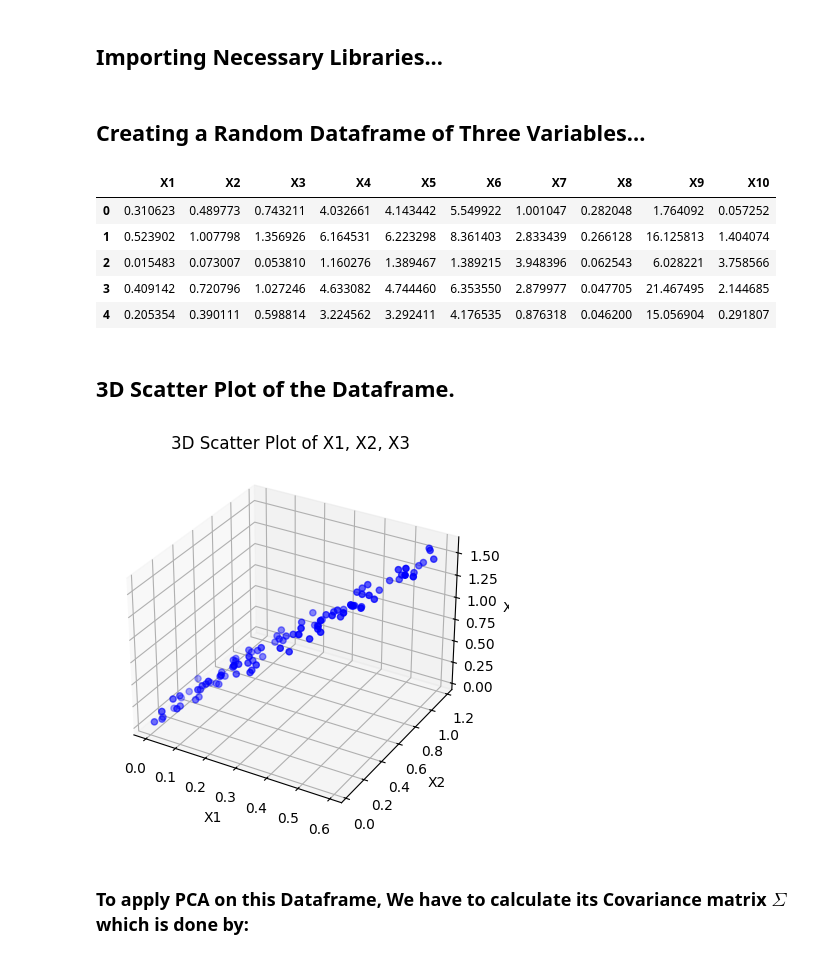
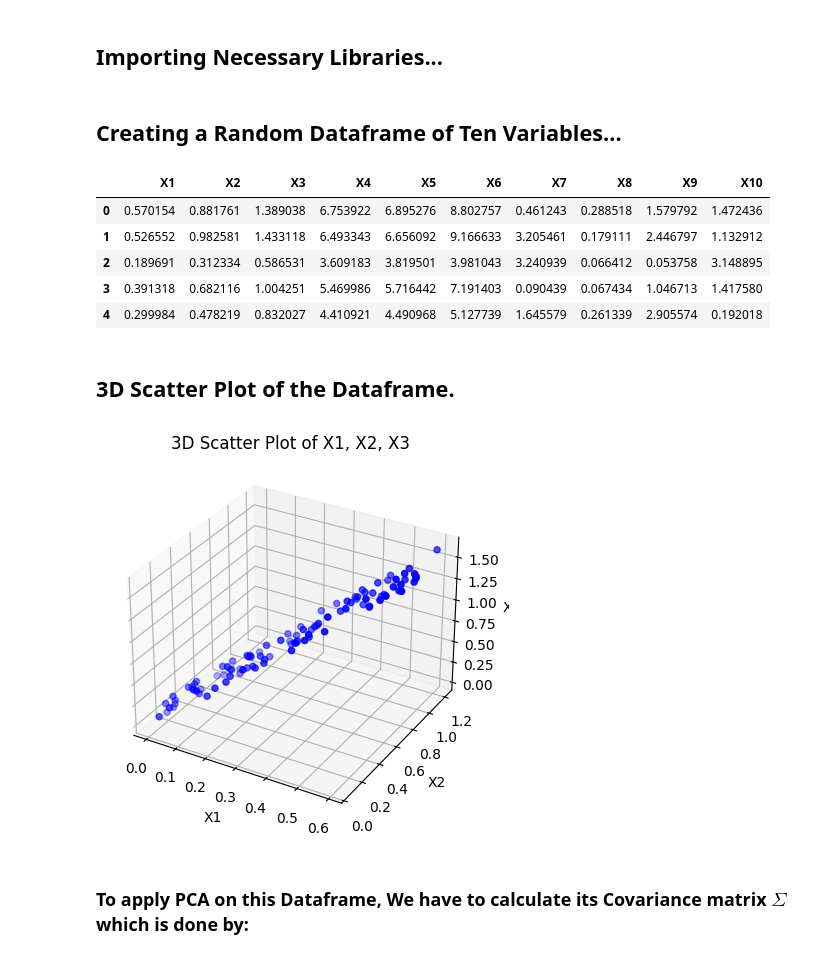
Before and after one commit to sandy949/PCA-From-Scratch, a Jupyter notebook: src.ipynb, the cells around one changed output. Cells and saved outputs as stored; diff of their text form; code cells hidden in the pictures.

```diff
--- a/src.ipynb
+++ b/src.ipynb
@@ -6,28 +6,28 @@ import pandas as pd
 import matplotlib.pyplot as plt
 import seaborn as sns
 # %% [markdown]
-## Creating a Random Dataframe of Three Variables...
+## Creating a Random Dataframe of Ten Variables...
 # %%
-x1 = 0.6 * np.random.rand(100)
+x1 = 0.7 * np.random.rand(100)
 x2 = 1.5*x1 + (np.random.rand(100)/3)
 x3 = (2.3*x1 + (np.random.rand(100)/5) + 0.05*x2)
 x4 = 4.5*x3 + np.random.rand(100)
 x5 = x4 + (np.random.rand(100)/4)
 x6 = 4*x3 + 0.4*x5 + np.random.rand(100)
 x7 = 4 * np.random.rand(100)
 x8 = 0.4 * np.random.rand(100)
-x9 = 33 * np.random.rand(100)
+x9 = 3 * np.random.rand(100)
 x10 = 4.5 * np.random.rand(100)
 
 training_data = pd.DataFrame(data={"X1": x1, "X2": x2 , "X3" : x3 , "X4" : x4 , "X5" : x5,"X6" : x6,"X7" : x7,"X8" : x8,"X9" : x9,"X10" : x10})
 training_data.head()
 # %% [output]
 |  | X1 | X2 | X3 | X4 | X5 | X6 | X7 | X8 | X9 | X10 |
-| 0 | 0.310623 | 0.489773 | 0.743211 | 4.032661 | 4.143442 | 5.549922 | 1.001047 | 0.282048 | 1.764092 | 0.057252 |
-| 1 | 0.523902 | 1.007798 | 1.356926 | 6.164531 | 6.223298 | 8.361403 | 2.833439 | 0.266128 | 16.125813 | 1.404074 |
-| 2 | 0.015483 | 0.073007 | 0.053810 | 1.160276 | 1.389467 | 1.389215 | 3.948396 | 0.062543 | 6.028221 | 3.758566 |
-| 3 | 0.409142 | 0.720796 | 1.027246 | 4.633082 | 4.744460 | 6.353550 | 2.879977 | 0.047705 | 21.467495 | 2.144685 |
-| 4 | 0.205354 | 0.390111 | 0.598814 | 3.224562 | 3.292411 | 4.176535 | 0.876318 | 0.046200 | 15.056904 | 0.291807 |
+| 0 | 0.570154 | 0.881761 | 1.389038 | 6.753922 | 6.895276 | 8.802757 | 0.461243 | 0.288518 | 1.579792 | 1.472436 |
+| 1 | 0.526552 | 0.982581 | 1.433118 | 6.493343 | 6.656092 | 9.166633 | 3.205461 | 0.179111 | 2.446797 | 1.132912 |
+| 2 | 0.189691 | 0.312334 | 0.586531 | 3.609183 | 3.819501 | 3.981043 | 3.240939 | 0.066412 | 0.053758 | 3.148895 |
+| 3 | 0.391318 | 0.682116 | 1.004251 | 5.469986 | 5.716442 | 7.191403 | 0.090439 | 0.067434 | 1.046713 | 1.417580 |
+| 4 | 0.299984 | 0.478219 | 0.832027 | 4.410921 | 4.490968 | 5.127739 | 1.645579 | 0.261339 | 2.905574 | 0.192018 |
 # %% [markdown]
 ## 3D Scatter Plot of the Dataframe.
 # %%
@@ -47,7 +47,7 @@ ax.set_zlabel('X3')
 plt.title("3D Scatter Plot of X1, X2, X3")
 plt.show()
 # %% [output]
-[figure, old version]
+[figure, new version]
 # %% [markdown]
 ### To apply PCA on this Dataframe, We have to calculate its Covariance matrix $\Sigma$ which is done by:
 # %% [markdown]
```
Also changed, not shown: parts of 6 cells of this notebook.
